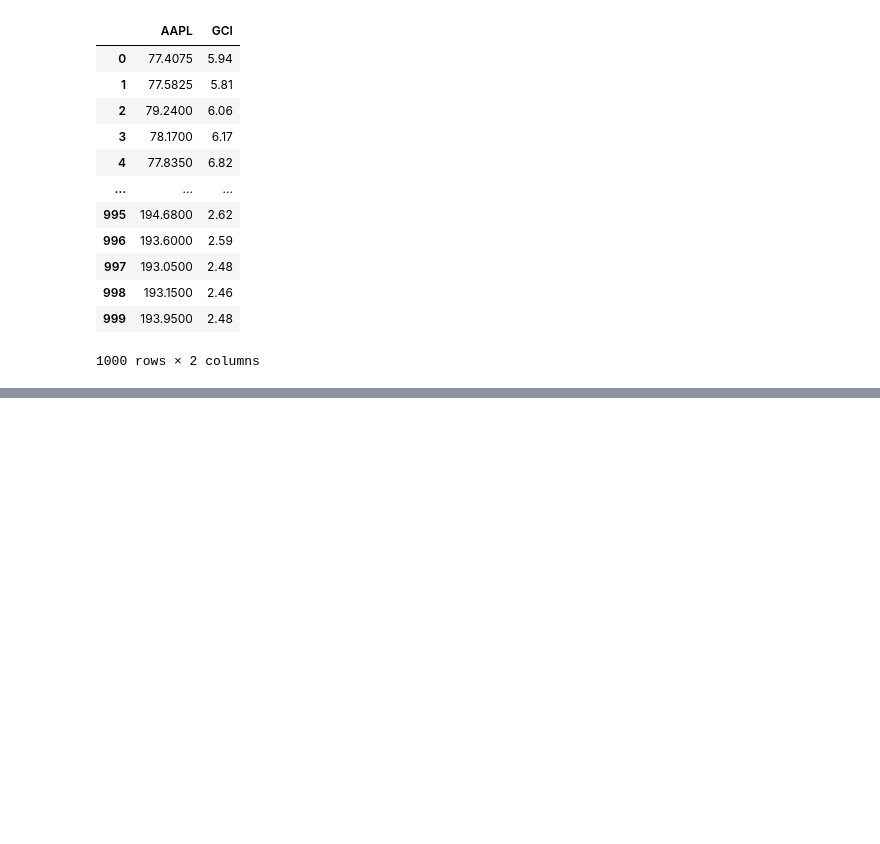
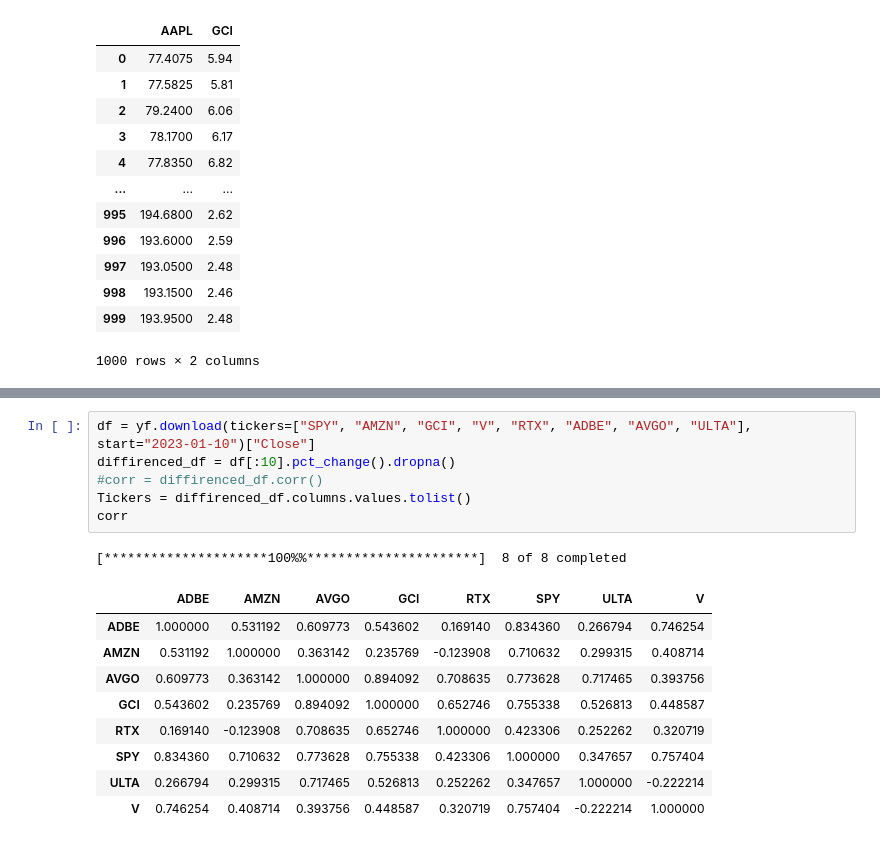
Before and after one commit to Hamza-joosub/Risk_Management, a Jupyter notebook: TRYING.ipynb, the cells around one changed output, grey strips where cells are left out. Cells and saved outputs as stored; diff of their text form; blank space fills up the shorter version.

```diff
--- a/TRYING.ipynb
+++ b/TRYING.ipynb
@@ -177,0 +82,17 @@ Unrealised P&L:  73.46999999999991
+# %%
+df = yf.download(tickers=["SPY", "AMZN", "GCI", "V", "RTX", "ADBE", "AVGO", "ULTA"], start="2023-01-10")["Close"]
+diffirenced_df = df[:10].pct_change().dropna()
+#corr = diffirenced_df.corr()
+Tickers = diffirenced_df.columns.values.tolist()
+corr
+# %% [output]
+[*********************100%%**********************]  8 of 8 completed
+|  | ADBE | AMZN | AVGO | GCI | RTX | SPY | ULTA | V |
+| ADBE | 1.000000 | 0.531192 | 0.609773 | 0.543602 | 0.169140 | 0.834360 | 0.266794 | 0.746254 |
+| AMZN | 0.531192 | 1.000000 | 0.363142 | 0.235769 | -0.123908 | 0.710632 | 0.299315 | 0.408714 |
+| AVGO | 0.609773 | 0.363142 | 1.000000 | 0.894092 | 0.708635 | 0.773628 | 0.717465 | 0.393756 |
+| GCI | 0.543602 | 0.235769 | 0.894092 | 1.000000 | 0.652746 | 0.755338 | 0.526813 | 0.448587 |
+| RTX | 0.169140 | -0.123908 | 0.708635 | 0.652746 | 1.000000 | 0.423306 | 0.252262 | 0.320719 |
+| SPY | 0.834360 | 0.710632 | 0.773628 | 0.755338 | 0.423306 | 1.000000 | 0.347657 | 0.757404 |
+| ULTA | 0.266794 | 0.299315 | 0.717465 | 0.526813 | 0.252262 | 0.347657 | 1.000000 | -0.222214 |
+| V | 0.746254 | 0.408714 | 0.393756 | 0.448587 | 0.320719 | 0.757404 | -0.222214 | 1.000000 |
```
Also changed, not shown: parts of 10 cells of this notebook.
